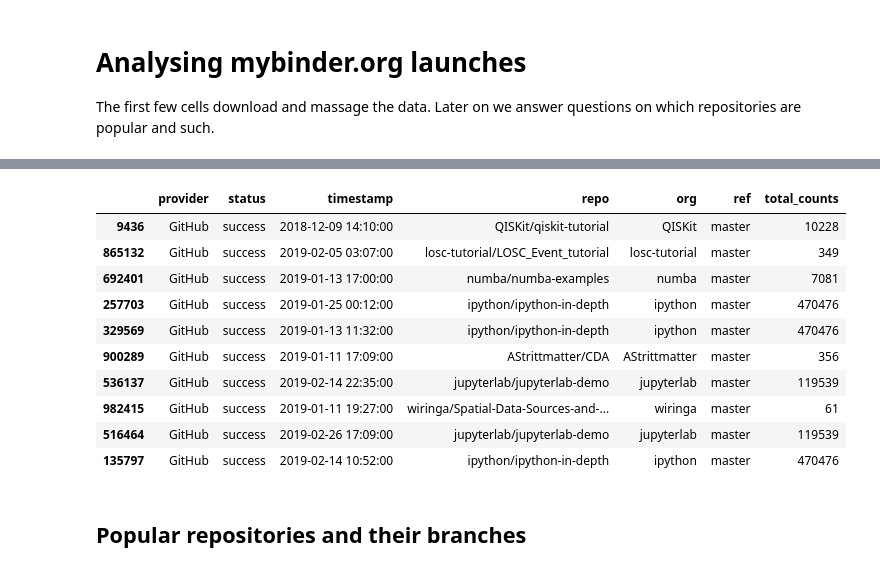
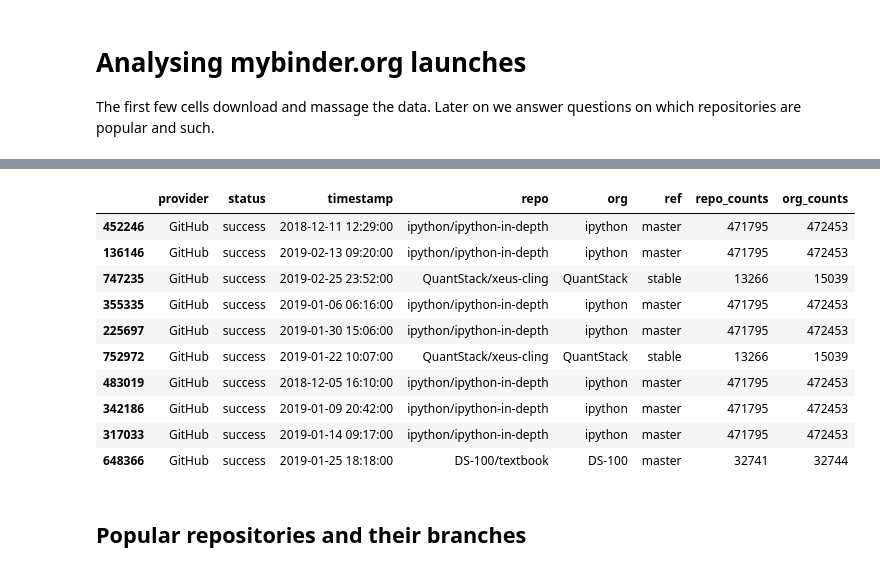
Before and after one commit to betatim/binderlyzer, a Jupyter notebook: binder-launches.ipynb, the cells around one changed output, grey strips where cells are left out. Cells and saved outputs as stored; diff of their text form; code cells hidden in the pictures.

```diff
--- a/binder-launches.ipynb
+++ b/binder-launches.ipynb
@@ -69,7 +69,7 @@ df.shape
 # %%
 # add a nnew column showing total launches per repo
-totals = (df.groupby(["repo"])
+totals_per_repo = (df.groupby(["repo"])
  .size()
- .reset_index(name='total_counts'))
-totals.head()
+ .reset_index(name='repo_counts'))
+totals_per_repo.head()
 # %% [output]
@@ -79,3 +79,9 @@ totals.head()
 | 2 | 00quanta/text | 5 |
 | 3 | 0Shie0/Study | 1 |
 | 4 | 1-Nameless-1/Lign167.git | 21 |
+# %%
+# add a nnew column showing total launches per org
+totals_per_org = (df.groupby(["org"])
+ .size()
+ .reset_index(name='org_counts'))
+totals_per_org.head()
@@ -82,18 +95,19 @@ totals.head()
 # %%
-df_ = pd.merge(df, totals, on='repo')
+df_ = pd.merge(df, totals_per_repo, on='repo')
+df_ = pd.merge(df_, totals_per_org, on='org')
 df_.sample(10)
 # %% [output]
-|  | provider | status | timestamp | repo | org | ref | total_counts |
-| 9436 | GitHub | success | 2018-12-09 14:10:00 | QISKit/qiskit-tutorial | QISKit | master | 10228 |
-| 865132 | GitHub | success | 2019-02-05 03:07:00 | losc-tutorial/LOSC_Event_tutorial | losc-tutorial | master | 349 |
-| 692401 | GitHub | success | 2019-01-13 17:00:00 | numba/numba-examples | numba | master | 7081 |
-| 257703 | GitHub | success | 2019-01-25 00:12:00 | ipython/ipython-in-depth | ipython | master | 470476 |
-| 329569 | GitHub | success | 2019-01-13 11:32:00 | ipython/ipython-in-depth | ipython | master | 470476 |
-| 900289 | GitHub | success | 2019-01-11 17:09:00 | AStrittmatter/CDA | AStrittmatter | master | 356 |
-| 536137 | GitHub | success | 2019-02-14 22:35:00 | jupyterlab/jupyterlab-demo | jupyterlab | master | 119539 |
-| 982415 | GitHub | success | 2019-01-11 19:27:00 | wiringa/Spatial-Data-Sources-and-... | wiringa | master | 61 |
-| 516464 | GitHub | success | 2019-02-26 17:09:00 | jupyterlab/jupyterlab-demo | jupyterlab | master | 119539 |
-| 135797 | GitHub | success | 2019-02-14 10:52:00 | ipython/ipython-in-depth | ipython | master | 470476 |
+|  | provider | status | timestamp | repo | org | ref | repo_counts | org_counts |
+| 452246 | GitHub | success | 2018-12-11 12:29:00 | ipython/ipython-in-depth | ipython | master | 471795 | 472453 |
+| 136146 | GitHub | success | 2019-02-13 09:20:00 | ipython/ipython-in-depth | ipython | master | 471795 | 472453 |
+| 747235 | GitHub | success | 2019-02-25 23:52:00 | QuantStack/xeus-cling | QuantStack | stable | 13266 | 15039 |
+| 355335 | GitHub | success | 2019-01-06 06:16:00 | ipython/ipython-in-depth | ipython | master | 471795 | 472453 |
+| 225697 | GitHub | success | 2019-01-30 15:06:00 | ipython/ipython-in-depth | ipython | master | 471795 | 472453 |
+| 752972 | GitHub | success | 2019-01-22 10:07:00 | QuantStack/xeus-cling | QuantStack | stable | 13266 | 15039 |
+| 483019 | GitHub | success | 2018-12-05 16:10:00 | ipython/ipython-in-depth | ipython | master | 471795 | 472453 |
+| 342186 | GitHub | success | 2019-01-09 20:42:00 | ipython/ipython-in-depth | ipython | master | 471795 | 472453 |
+| 317033 | GitHub | success | 2019-01-14 09:17:00 | ipython/ipython-in-depth | ipython | master | 471795 | 472453 |
+| 648366 | GitHub | success | 2019-01-25 18:18:00 | DS-100/textbook | DS-100 | master | 32741 | 32744 |
 # %% [markdown]
 ## Popular repositories and their branches
 # %%
```
Also changed, not shown: parts of 10 cells of this notebook.
